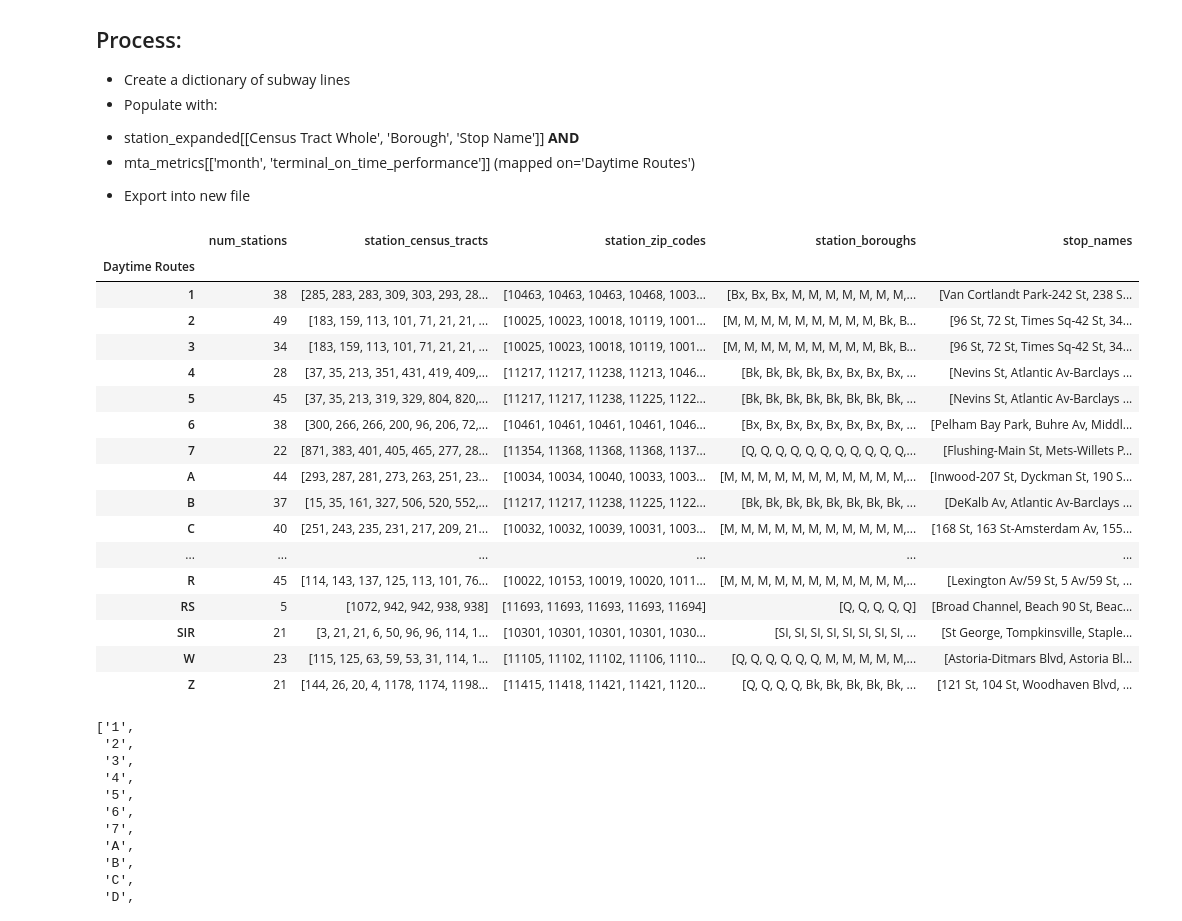
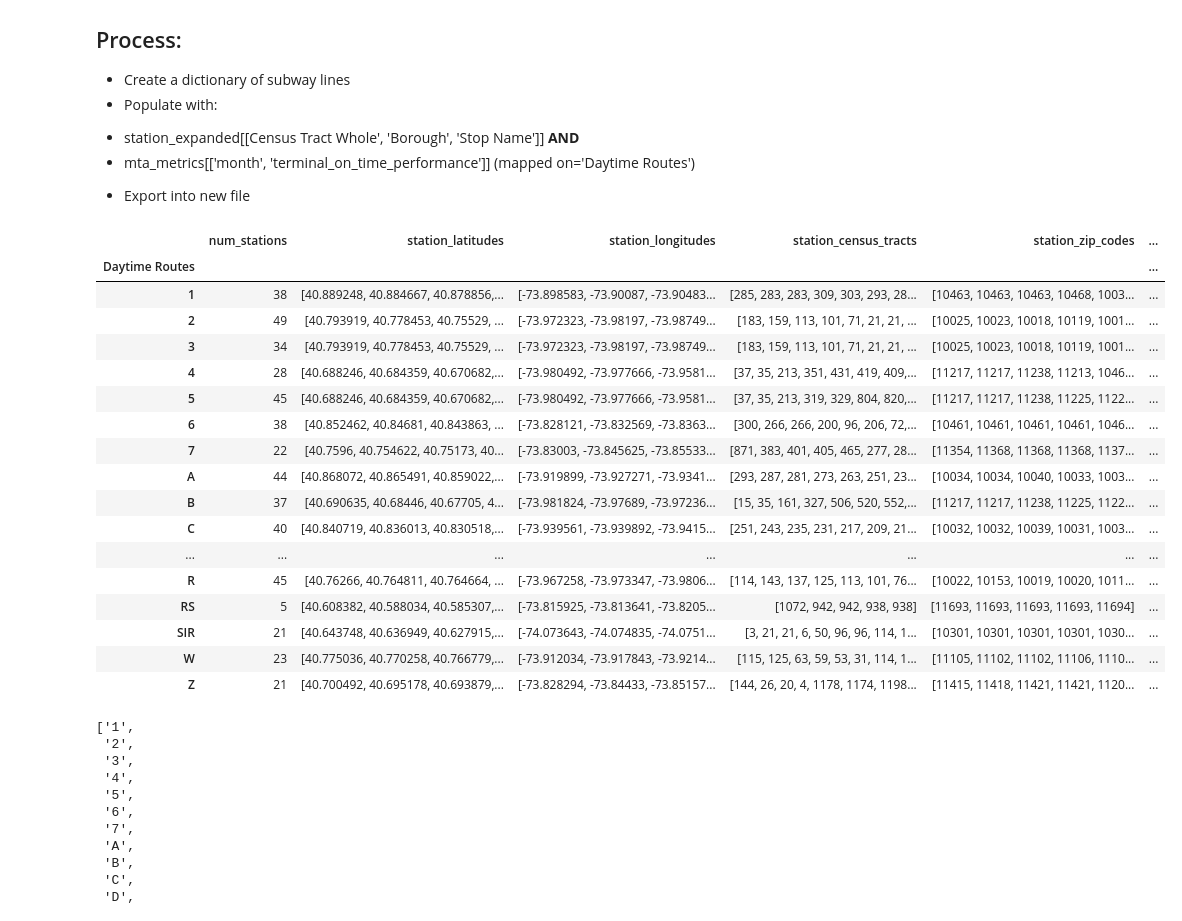
Before and after one commit to tali0n-git/NYC_Public_Schools_Analysis, a Jupyter notebook: MTA_Data_Analysis_Notebooks/MTA_Subway_Groupings.ipynb, the cells around one changed output. Cells and saved outputs as stored; diff of their text form; code cells hidden in the pictures.

Commit message:
Added grouped latitudes and longitudes.

```diff
--- a/MTA_Data_Analysis_Notebooks/MTA_Subway_Groupings.ipynb
+++ b/MTA_Data_Analysis_Notebooks/MTA_Subway_Groupings.ipynb
@@ -248,32 +248,34 @@ len(stations_expanded['Daytime Routes'].unique())
 # %%
 stations_grouped = stations_expanded.groupby('Daytime Routes').agg(
     num_stations = ('Daytime Routes', 'count'),
+    station_latitudes = ('GTFS Latitude', lambda x: x.tolist()),
+    station_longitudes = ('GTFS Longitude', lambda x: x.tolist()),
     station_census_tracts = ('Census Tract Whole', lambda x: x.tolist()),
     station_zip_codes = ('zip_code', lambda x: x.tolist()),
     station_boroughs = ('Borough', lambda x: x.tolist()),
     stop_names = ('Stop Name', lambda x: x.tolist())
 )
 
 stations_grouped
 # %% [output]
-|  | num_stations | station_census_tracts | station_zip_codes | station_boroughs | stop_names |
-| Daytime Routes |  |  |  |  |  |
-| 1 | 38 | [285, 283, 283, 309, 303, 293, 28... | [10463, 10463, 10463, 10468, 1003... | [Bx, Bx, Bx, M, M, M, M, M, M, M,... | [Van Cortlandt Park-242 St, 238 S... |
-| 2 | 49 | [183, 159, 113, 101, 71, 21, 21, ... | [10025, 10023, 10018, 10119, 1001... | [M, M, M, M, M, M, M, M, M, Bk, B... | [96 St, 72 St, Times Sq-42 St, 34... |
-| 3 | 34 | [183, 159, 113, 101, 71, 21, 21, ... | [10025, 10023, 10018, 10119, 1001... | [M, M, M, M, M, M, M, M, M, Bk, B... | [96 St, 72 St, Times Sq-42 St, 34... |
-| 4 | 28 | [37, 35, 213, 351, 431, 419, 409,... | [11217, 11217, 11238, 11213, 1046... | [Bk, Bk, Bk, Bk, Bx, Bx, Bx, Bx, ... | [Nevins St, Atlantic Av-Barclays ... |
-| 5 | 45 | [37, 35, 213, 319, 329, 804, 820,... | [11217, 11217, 11238, 11225, 1122... | [Bk, Bk, Bk, Bk, Bk, Bk, Bk, Bk, ... | [Nevins St, Atlantic Av-Barclays ... |
-| 6 | 38 | [300, 266, 266, 200, 96, 206, 72,... | [10461, 10461, 10461, 10461, 1046... | [Bx, Bx, Bx, Bx, Bx, Bx, Bx, Bx, ... | [Pelham Bay Park, Buhre Av, Middl... |
-| 7 | 22 | [871, 383, 401, 405, 465, 277, 28... | [11354, 11368, 11368, 11368, 1137... | [Q, Q, Q, Q, Q, Q, Q, Q, Q, Q, Q,... | [Flushing-Main St, Mets-Willets P... |
-| A | 44 | [293, 287, 281, 273, 263, 251, 23... | [10034, 10034, 10040, 10033, 1003... | [M, M, M, M, M, M, M, M, M, M, M,... | [Inwood-207 St, Dyckman St, 190 S... |
-| B | 37 | [15, 35, 161, 327, 506, 520, 552,... | [11217, 11217, 11238, 11225, 1122... | [Bk, Bk, Bk, Bk, Bk, Bk, Bk, Bk, ... | [DeKalb Av, Atlantic Av-Barclays ... |
-| C | 40 | [251, 243, 235, 231, 217, 209, 21... | [10032, 10032, 10039, 10031, 1003... | [M, M, M, M, M, M, M, M, M, M, M,... | [168 St, 163 St-Amsterdam Av, 155... |
-| ... | ... | ... | ... | ... | ... |
-| R | 45 | [114, 143, 137, 125, 113, 101, 76... | [10022, 10153, 10019, 10020, 1011... | [M, M, M, M, M, M, M, M, M, M, M,... | [Lexington Av/59 St, 5 Av/59 St, ... |
-| RS | 5 | [1072, 942, 942, 938, 938] | [11693, 11693, 11693, 11693, 11694] | [Q, Q, Q, Q, Q] | [Broad Channel, Beach 90 St, Beac... |
-| SIR | 21 | [3, 21, 21, 6, 50, 96, 96, 114, 1... | [10301, 10301, 10301, 10301, 1030... | [SI, SI, SI, SI, SI, SI, SI, SI, ... | [St George, Tompkinsville, Staple... |
-| W | 23 | [115, 125, 63, 59, 53, 31, 114, 1... | [11105, 11102, 11102, 11106, 1110... | [Q, Q, Q, Q, Q, Q, M, M, M, M, M,... | [Astoria-Ditmars Blvd, Astoria Bl... |
-| Z | 21 | [144, 26, 20, 4, 1178, 1174, 1198... | [11415, 11418, 11421, 11421, 1120... | [Q, Q, Q, Q, Bk, Bk, Bk, Bk, Bk, ... | [121 St, 104 St, Woodhaven Blvd, ... |
+|  | num_stations | station_latitudes | station_longitudes | station_census_tracts | station_zip_codes | ... |
+| Daytime Routes |  |  |  |  |  | ... |
+| 1 | 38 | [40.889248, 40.884667, 40.878856,... | [-73.898583, -73.90087, -73.90483... | [285, 283, 283, 309, 303, 293, 28... | [10463, 10463, 10463, 10468, 1003... | ... |
+| 2 | 49 | [40.793919, 40.778453, 40.75529, ... | [-73.972323, -73.98197, -73.98749... | [183, 159, 113, 101, 71, 21, 21, ... | [10025, 10023, 10018, 10119, 1001... | ... |
+| 3 | 34 | [40.793919, 40.778453, 40.75529, ... | [-73.972323, -73.98197, -73.98749... | [183, 159, 113, 101, 71, 21, 21, ... | [10025, 10023, 10018, 10119, 1001... | ... |
+| 4 | 28 | [40.688246, 40.684359, 40.670682,... | [-73.980492, -73.977666, -73.9581... | [37, 35, 213, 351, 431, 419, 409,... | [11217, 11217, 11238, 11213, 1046... | ... |
+| 5 | 45 | [40.688246, 40.684359, 40.670682,... | [-73.980492, -73.977666, -73.9581... | [37, 35, 213, 319, 329, 804, 820,... | [11217, 11217, 11238, 11225, 1122... | ... |
+| 6 | 38 | [40.852462, 40.84681, 40.843863, ... | [-73.828121, -73.832569, -73.8363... | [300, 266, 266, 200, 96, 206, 72,... | [10461, 10461, 10461, 10461, 1046... | ... |
+| 7 | 22 | [40.7596, 40.754622, 40.75173, 40... | [-73.83003, -73.845625, -73.85533... | [871, 383, 401, 405, 465, 277, 28... | [11354, 11368, 11368, 11368, 1137... | ... |
+| A | 44 | [40.868072, 40.865491, 40.859022,... | [-73.919899, -73.927271, -73.9341... | [293, 287, 281, 273, 263, 251, 23... | [10034, 10034, 10040, 10033, 1003... | ... |
+| B | 37 | [40.690635, 40.68446, 40.67705, 4... | [-73.981824, -73.97689, -73.97236... | [15, 35, 161, 327, 506, 520, 552,... | [11217, 11217, 11238, 11225, 1122... | ... |
+| C | 40 | [40.840719, 40.836013, 40.830518,... | [-73.939561, -73.939892, -73.9415... | [251, 243, 235, 231, 217, 209, 21... | [10032, 10032, 10039, 10031, 1003... | ... |
+| ... | ... | ... | ... | ... | ... | ... |
+| R | 45 | [40.76266, 40.764811, 40.764664, ... | [-73.967258, -73.973347, -73.9806... | [114, 143, 137, 125, 113, 101, 76... | [10022, 10153, 10019, 10020, 1011... | ... |
+| RS | 5 | [40.608382, 40.588034, 40.585307,... | [-73.815925, -73.813641, -73.8205... | [1072, 942, 942, 938, 938] | [11693, 11693, 11693, 11693, 11694] | ... |
+| SIR | 21 | [40.643748, 40.636949, 40.627915,... | [-74.073643, -74.074835, -74.0751... | [3, 21, 21, 6, 50, 96, 96, 114, 1... | [10301, 10301, 10301, 10301, 1030... | ... |
+| W | 23 | [40.775036, 40.770258, 40.766779,... | [-73.912034, -73.917843, -73.9214... | [115, 125, 63, 59, 53, 31, 114, 1... | [11105, 11102, 11102, 11106, 1110... | ... |
+| Z | 21 | [40.700492, 40.695178, 40.693879,... | [-73.828294, -73.84433, -73.85157... | [144, 26, 20, 4, 1178, 1174, 1198... | [11415, 11418, 11421, 11421, 1120... | ... |
 # %%
 stations_list = stations_grouped.index.to_list()
 stations_list
```
Also changed, not shown: parts of 3 cells of this notebook.
